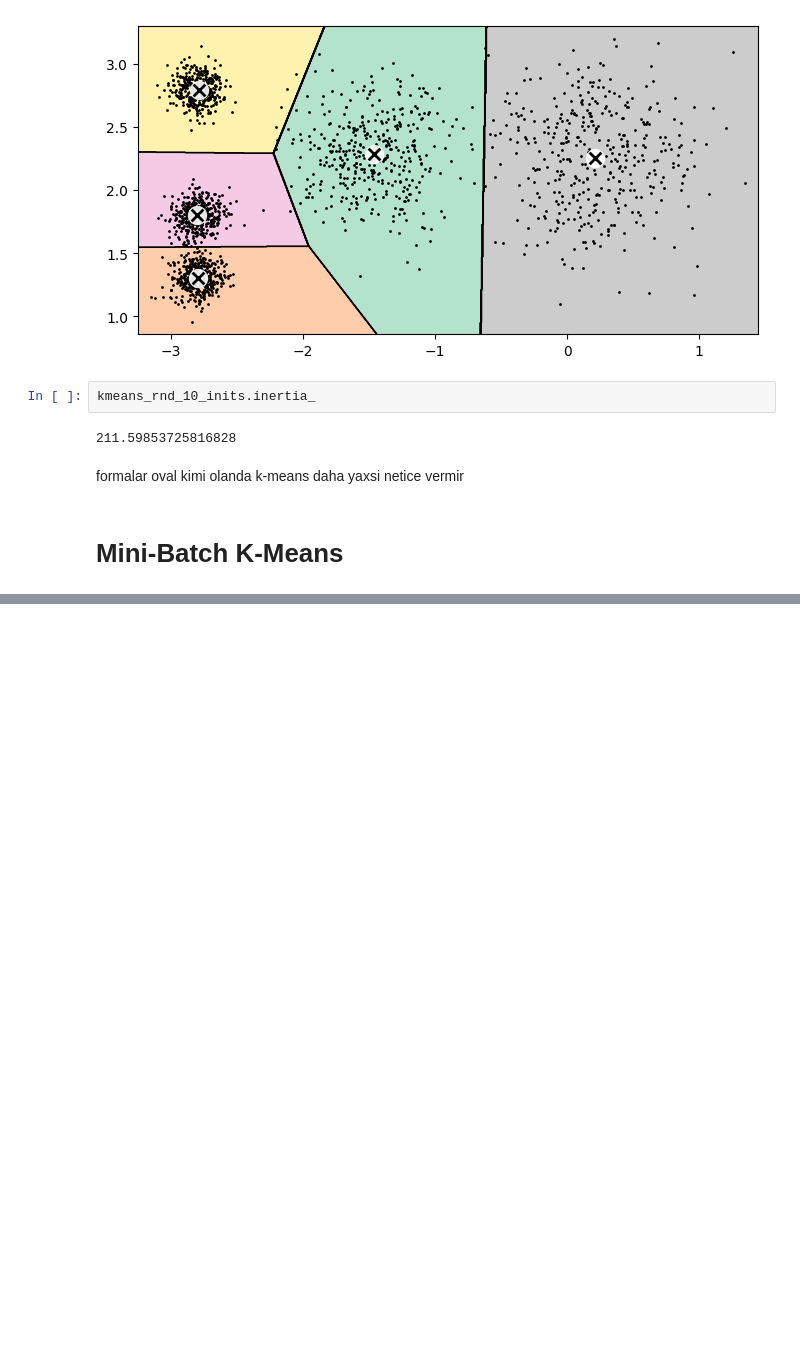
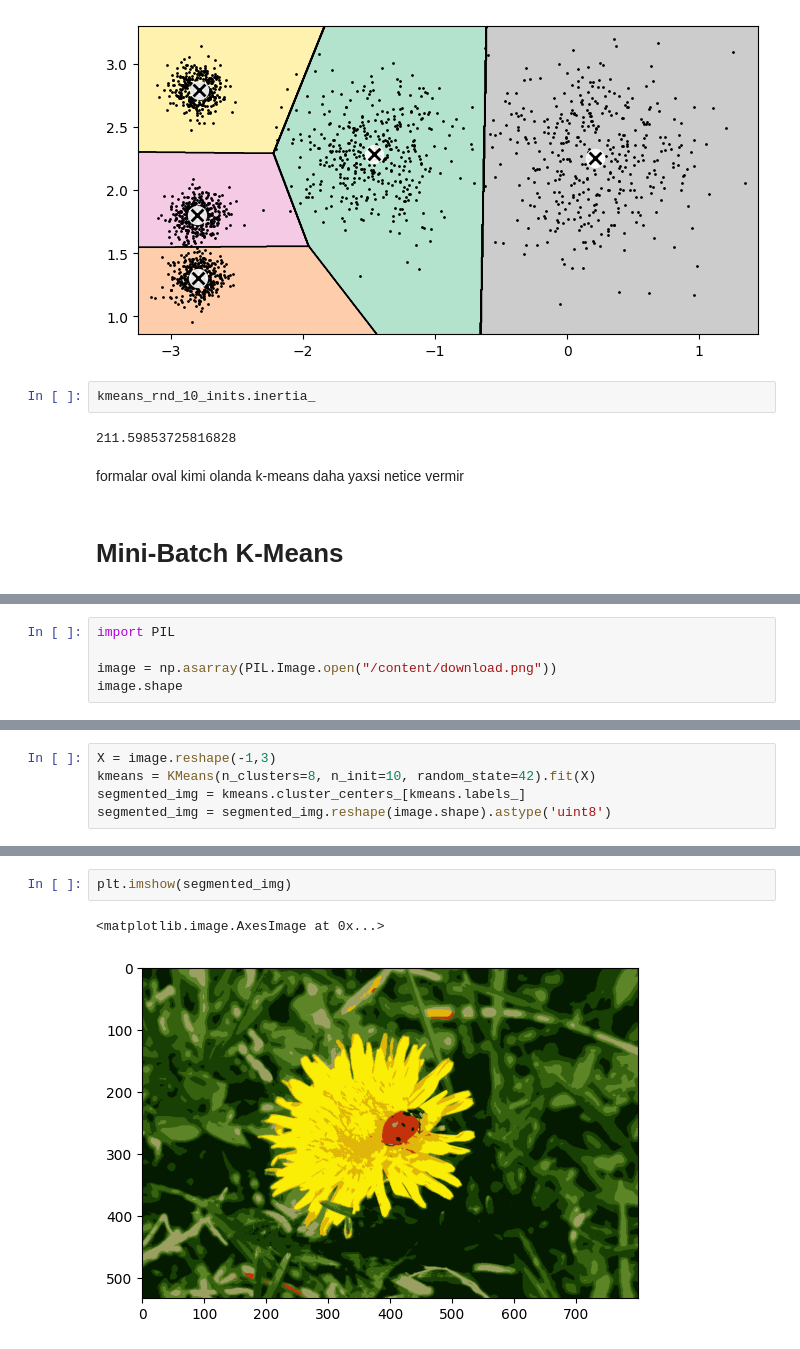
Before and after one commit to IsmayilGasim/AI-Lesson-notes, a Jupyter notebook: Unsupervised_Learning.ipynb, the cells around one changed output, grey strips where cells are left out. Cells and saved outputs as stored; diff of their text form; blank space fills up the shorter version.

```diff
--- a/Unsupervised_Learning.ipynb
+++ b/Unsupervised_Learning.ipynb
@@ -166,0 +229,5 @@ formalar oval kimi olanda k-means daha yaxsi netice vermir
+# %%
+import PIL
+
+image = np.asarray(PIL.Image.open("/content/download.png"))
+image.shape
@@ -166,0 +256,5 @@ formalar oval kimi olanda k-means daha yaxsi netice vermir
+# %%
+X = image.reshape(-1,3)
+kmeans = KMeans(n_clusters=8, n_init=10, random_state=42).fit(X)
+segmented_img = kmeans.cluster_centers_[kmeans.labels_]
+segmented_img = segmented_img.reshape(image.shape).astype('uint8')
@@ -166,0 +271,5 @@ formalar oval kimi olanda k-means daha yaxsi netice vermir
+# %%
+plt.imshow(segmented_img)
+# %% [output]
+<matplotlib.image.AxesImage at 0x...>
+[figure, added]
```
Also changed, not shown: parts of 13 cells of this notebook.
